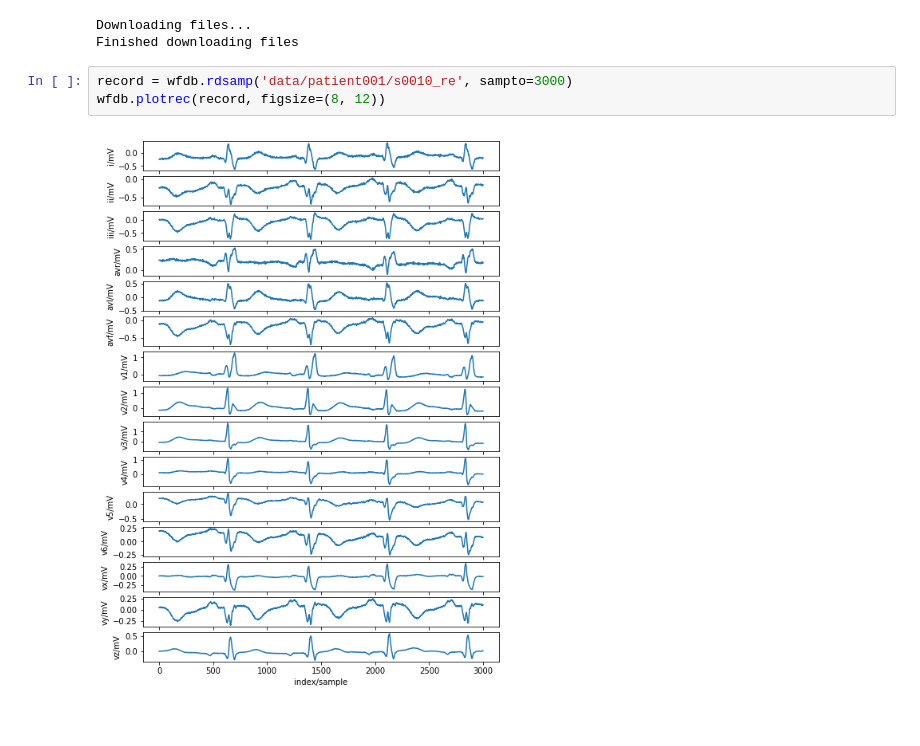
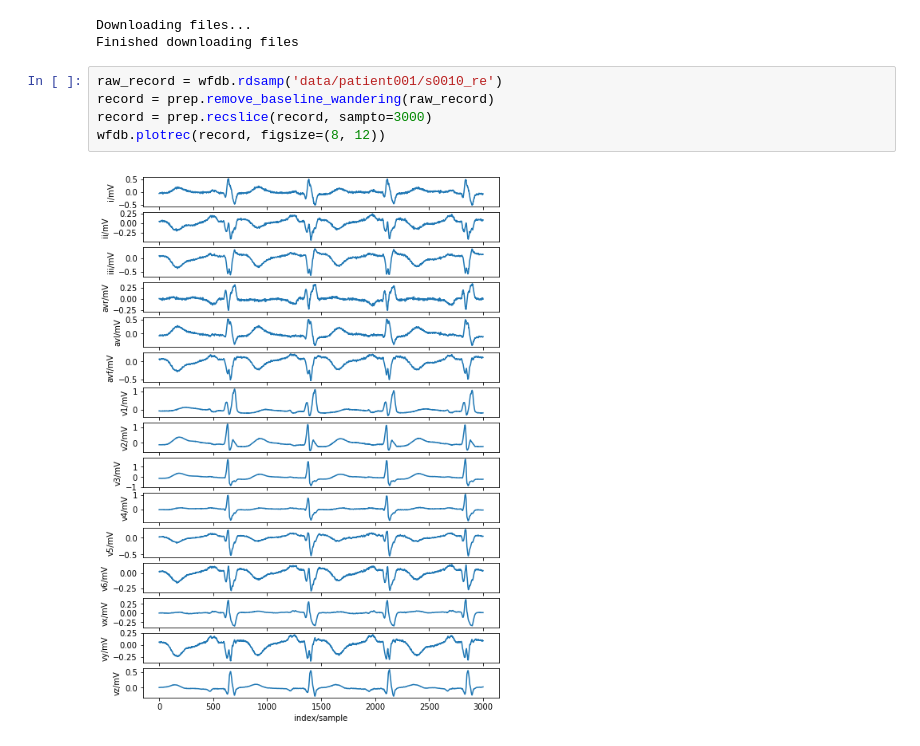
Before and after one commit to kapec94/cardiovector, a Jupyter notebook: Reconstruction.ipynb, the cells around one changed output. Cells and saved outputs as stored; diff of their text form.

```diff
--- a/Reconstruction.ipynb
+++ b/Reconstruction.ipynb
@@ -17,9 +24,11 @@ wfdb.dldatabase('ptbdb', dlbasedir='data/',
 Downloading files...
 Finished downloading files
 # %%
-record = wfdb.rdsamp('data/patient001/s0010_re', sampto=3000)
+raw_record = wfdb.rdsamp('data/patient001/s0010_re')
+record = prep.remove_baseline_wandering(raw_record)
+record = prep.recslice(record, sampto=3000)
 wfdb.plotrec(record, figsize=(8, 12))
 # %% [output]
-[figure, old version]
+[figure, new version]
 # %% [markdown]
 This is a classical 12-lead ECG record. You might also notice three signals named `vx`, `vy`, `vz`. These are the vectorcardiographic leads taken from the patient using actual VCG Frank 8-lead system.
```
Also changed, not shown: parts of 16 cells of this notebook, 8 other files.
